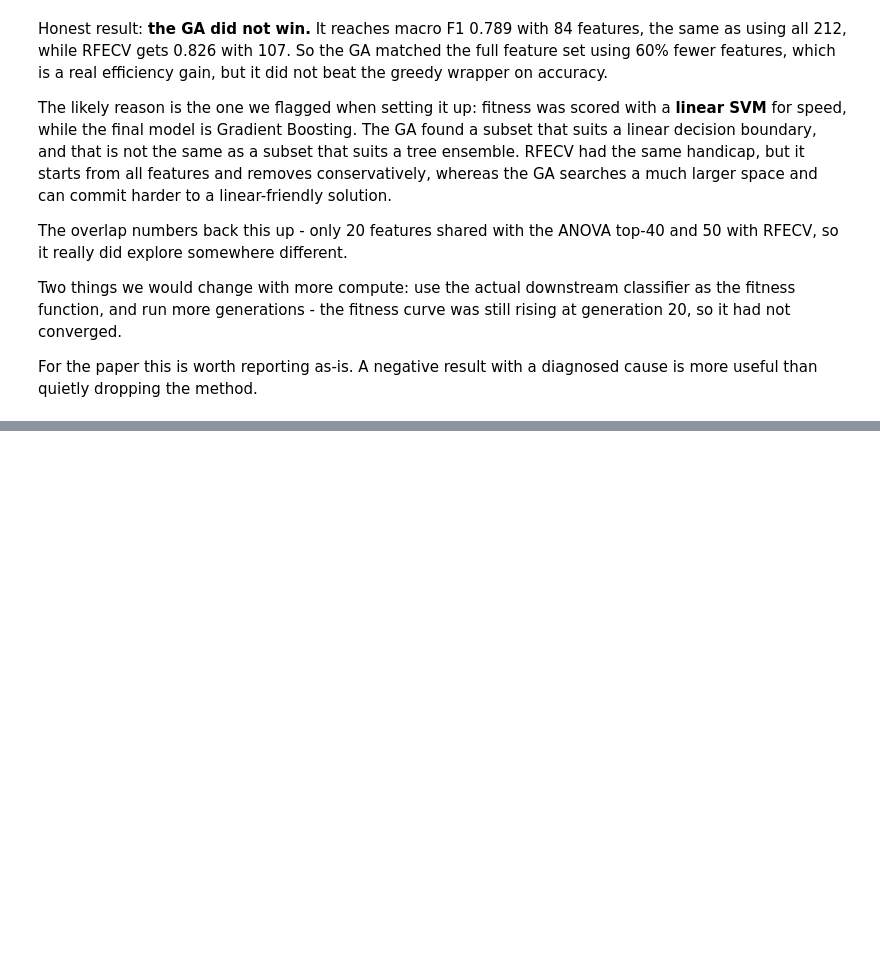
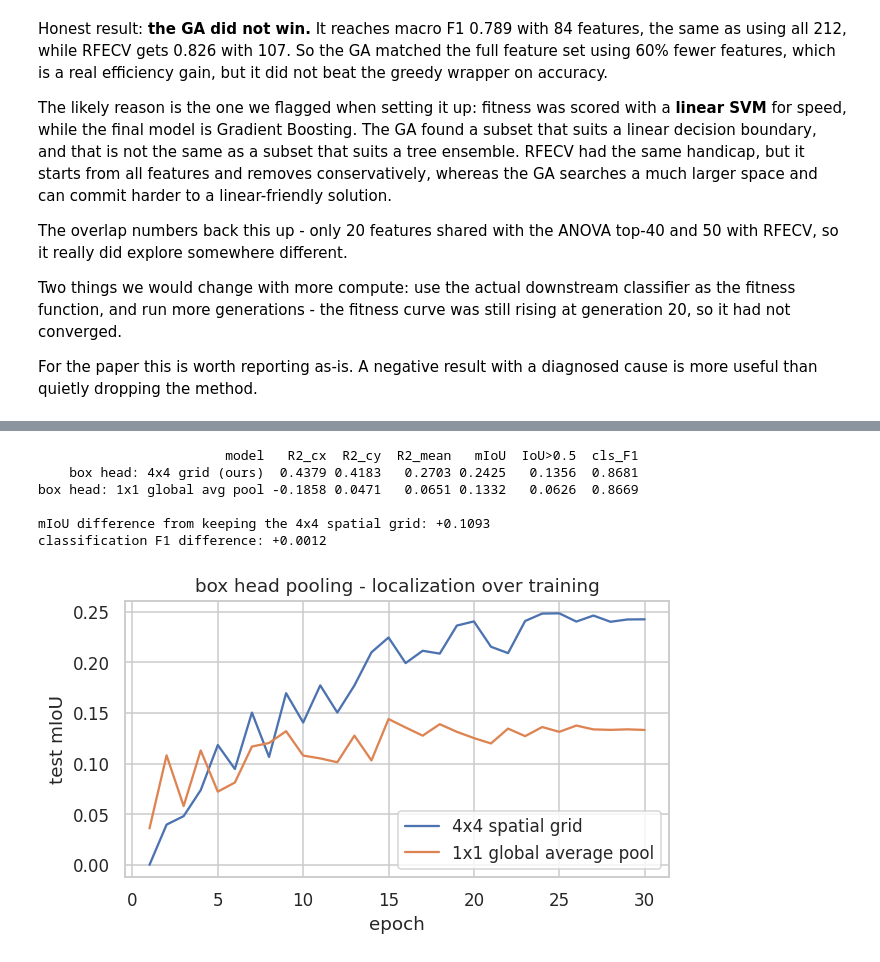
Before and after one commit to SurajKhomane108/brain-tumor-classification-localization, a Jupyter notebook: brain_tumor_classification_localization.ipynb, the cells around one changed output, grey strips where cells are left out. Cells and saved outputs as stored; diff of their text form; code cells hidden in the pictures; blank space fills up the shorter version.

```diff
--- a/brain_tumor_classification_localization.ipynb
+++ b/brain_tumor_classification_localization.ipynb
@@ -1793,0 +2004,32 @@ useful than quietly dropping the method.
+# %%
+_, abl_proba, abl_box, abl_log = train_cnn(box_pool=1, verbose=False)
+
+abl = pd.DataFrame([
+    dict(box_report("box head: 4x4 grid (ours)", cnn_box_pred),
+         cls_F1=precision_recall_fscore_support(yte, cnn_proba.argmax(1),
+                                                average="macro", zero_division=0)[2]),
+    dict(box_report("box head: 1x1 global avg pool", abl_box),
+         cls_F1=precision_recall_fscore_support(yte, abl_proba.argmax(1),
+                                                average="macro", zero_division=0)[2]),
+])
+print(abl[["model", "R2_cx", "R2_cy", "R2_mean", "mIoU", "IoU>0.5", "cls_F1"]].round(4).to_string(index=False))
+abl.to_csv("paper/table5_ablation.csv", index=False)
+
+d = abl.iloc[0]["mIoU"] - abl.iloc[1]["mIoU"]
+print("\nmIoU difference from keeping the 4x4 spatial grid: %+.4f" % d)
+print("classification F1 difference: %+.4f" % (abl.iloc[0]["cls_F1"] - abl.iloc[1]["cls_F1"]))
+
+plt.figure(figsize=(6, 3.6))
+plt.plot(cnn_log["epoch"], cnn_log["mIoU"], label="4x4 spatial grid")
+plt.plot(abl_log["epoch"], abl_log["mIoU"], label="1x1 global average pool")
+plt.xlabel("epoch"); plt.ylabel("test mIoU"); plt.legend()
+plt.title("box head pooling - localization over training")
+plt.tight_layout(); plt.show()
+# %% [output]
+                        model   R2_cx  R2_cy  R2_mean   mIoU  IoU>0.5  cls_F1
+    box head: 4x4 grid (ours)  0.4379 0.4183   0.2703 0.2425   0.1356  0.8681
+box head: 1x1 global avg pool -0.1858 0.0471   0.0651 0.1332   0.0626  0.8669
+
+mIoU difference from keeping the 4x4 spatial grid: +0.1093
+classification F1 difference: +0.0012
+[figure, added]
```
Also changed, not shown: parts of 10 cells of this notebook.
